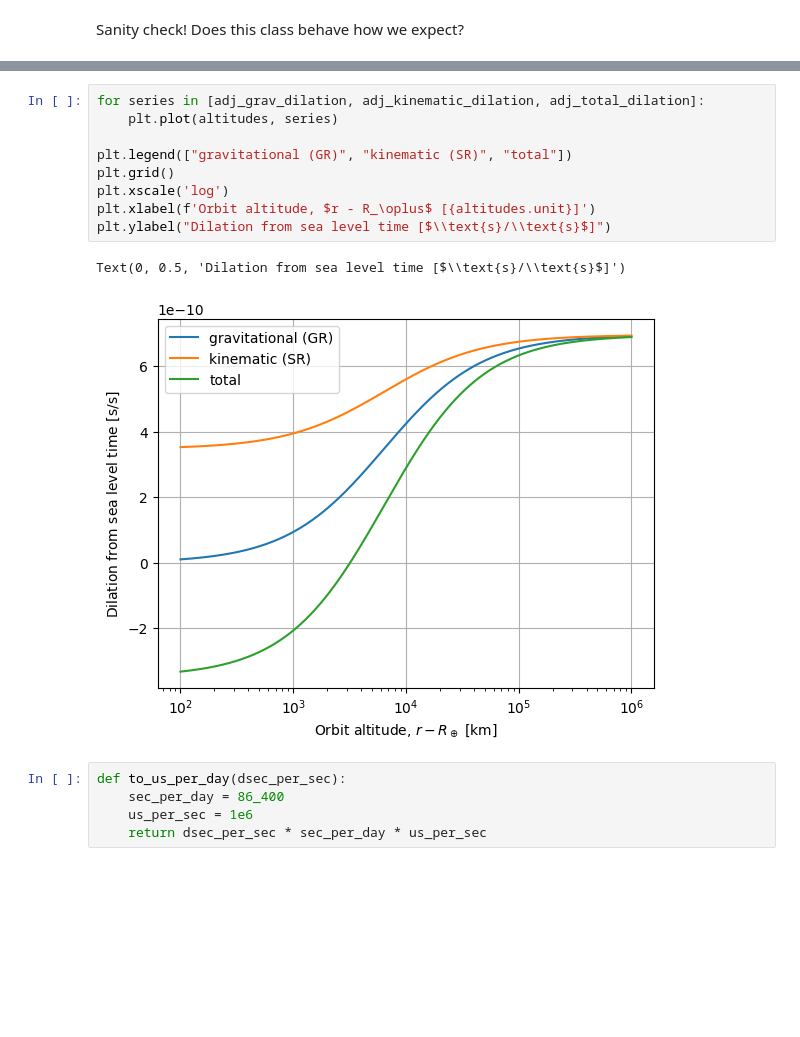
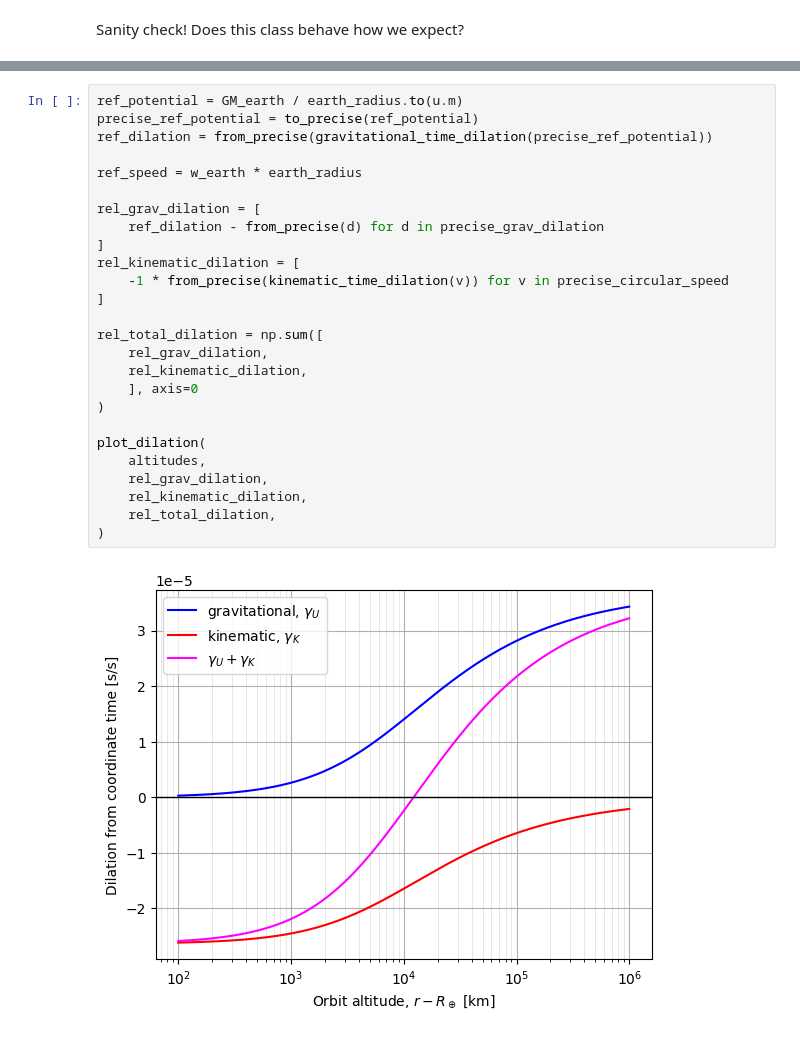
Before and after one commit to philiplinden/spacetime, a Jupyter notebook: learning/notebooks/time_dilation.ipynb, the cells around one changed output, grey strips where cells are left out. Drawn from its saved outputs; the diff is of its cells as text; blank space fills up the shorter version.

```diff
--- a/learning/notebooks/time_dilation.ipynb
+++ b/learning/notebooks/time_dilation.ipynb
@@ -512,17 +618,28 @@ $$\Delta t_{drift} = 1 - \Big[ (\gamma_{U,self} - \gamma_{U,other}) + (\gamma_{K
-# %%
-for series in [adj_grav_dilation, adj_kinematic_dilation, adj_total_dilation]:
-    plt.plot(altitudes, series)
-
-plt.legend(["gravitational (GR)", "kinematic (SR)", "total"])
-plt.grid()
-plt.xscale('log')
-plt.xlabel(f'Orbit altitude, $r - R_\oplus$ [{altitudes.unit}]')
-plt.ylabel("Dilation from sea level time [$\\text{s}/\\text{s}$]")
-# %% [output]
-Text(0, 0.5, 'Dilation from sea level time [$\\text{s}/\\text{s}$]')
-[figure, removed]
-# %%
-def to_us_per_day(dsec_per_sec):
-    sec_per_day = 86_400
-    us_per_sec = 1e6
-    return dsec_per_sec * sec_per_day * us_per_sec
+# %%
+ref_potential = GM_earth / earth_radius.to(u.m)
+precise_ref_potential = to_precise(ref_potential)
+ref_dilation = from_precise(gravitational_time_dilation(precise_ref_potential))
+
+ref_speed = w_earth * earth_radius
+
+rel_grav_dilation = [
+    ref_dilation - from_precise(d) for d in precise_grav_dilation
+]
+rel_kinematic_dilation = [
+    -1 * from_precise(kinematic_time_dilation(v)) for v in precise_circular_speed
+]
+
+rel_total_dilation = np.sum([
+    rel_grav_dilation,
+    rel_kinematic_dilation,
+    ], axis=0
+)
+
+plot_dilation(
+    altitudes,
+    rel_grav_dilation,
+    rel_kinematic_dilation,
+    rel_total_dilation,
+)
+# %% [output]
+[figure, added]
```
Also changed, not shown: parts of 22 cells of this notebook.
